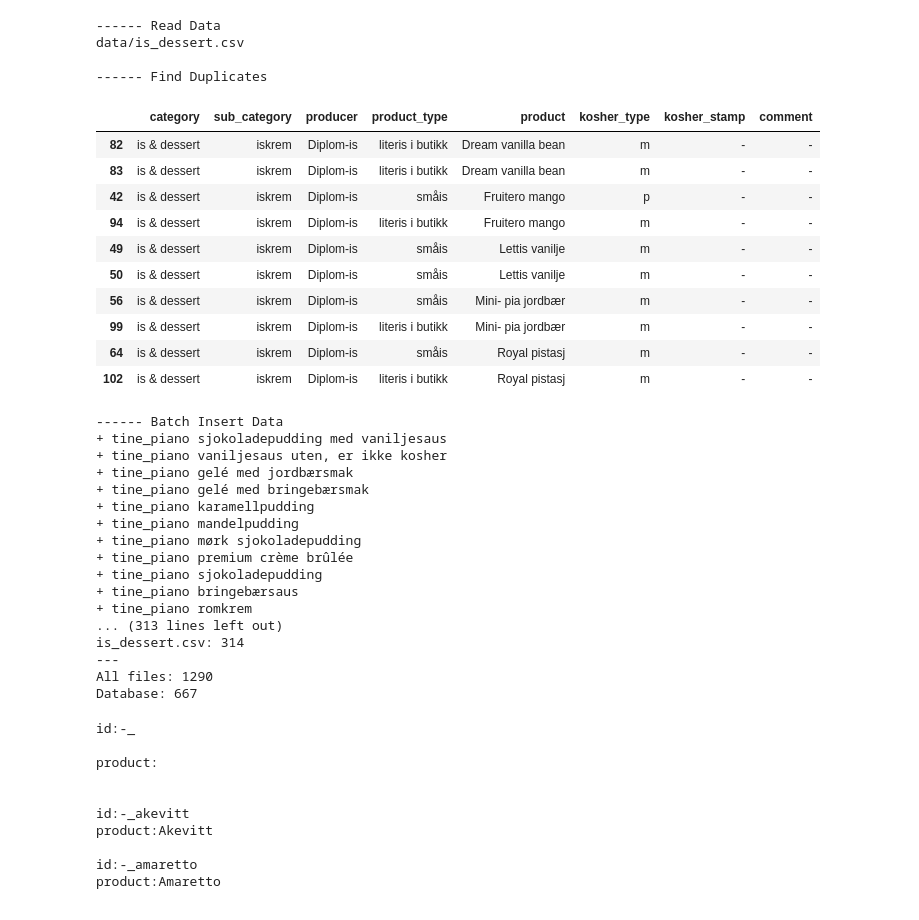
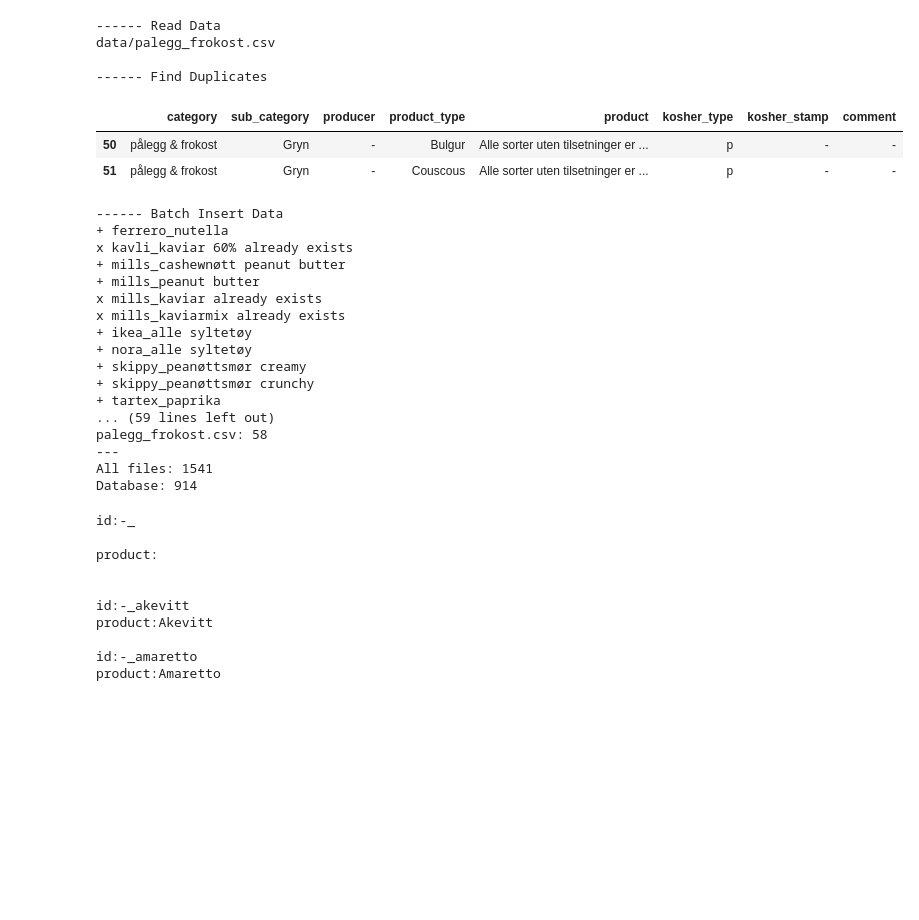
Before and after one commit to michelemendel/kapp, a Jupyter notebook: firebase_kapp_client.ipynb, the cells around one changed output. Saved outputs shown, nothing was run; the diff lists cells and outputs as text; code cells hidden in the pictures; blank space fills up the shorter version.

Commit message:
More data

```diff
--- a/firebase_kapp_client.ipynb
+++ b/firebase_kapp_client.ipynb
@@ -12,9 +12,9 @@ csv = {
     'frukt_gront': 'frukt_gront.csv',
     'helsekost': 'helsekost.csv',
     'is_dessert': 'is_dessert.csv',
-#     'meieri_ost': 'meieri_ost.csv',
-#     'palegg_frokost': 'palegg_frokost.csv',
-#     'snacks_godteri': 'snacks_godteri.csv',
+    'meieri_ost': 'meieri_ost.csv',
+    'palegg_frokost': 'palegg_frokost.csv',
+    'snacks_godteri': 'snacks_godteri.csv',
 }
 # %%
 find_duplicates_all()
@@ -70,43 +81,35 @@ All files: 129
 Database: 129
 # %%
 # Read and load a single file.
-df = read_data('data/' + csv['is_dessert'])
+df = read_data('data/' + csv['snacks_godteri'])
 find_duplicates(df)
 insert_data(df)
 count_products()
 # %% [output]
 ------ Read Data
-data/is_dessert.csv
+data/palegg_frokost.csv
 
 ------ Find Duplicates
 |  | category | sub_category | producer | product_type | product | kosher_type | kosher_stamp | comment |
-| 82 | is & dessert | iskrem | Diplom-is | literis i butikk | Dream vanilla bean | m | - | - |
-| 83 | is & dessert | iskrem | Diplom-is | literis i butikk | Dream vanilla bean | m | - | - |
-| 42 | is & dessert | iskrem | Diplom-is | småis | Fruitero mango | p | - | - |
-| 94 | is & dessert | iskrem | Diplom-is | literis i butikk | Fruitero mango | m | - | - |
-| 49 | is & dessert | iskrem | Diplom-is | småis | Lettis vanilje | m | - | - |
-| 50 | is & dessert | iskrem | Diplom-is | småis | Lettis vanilje | m | - | - |
-| 56 | is & dessert | iskrem | Diplom-is | småis | Mini- pia jordbær | m | - | - |
-| 99 | is & dessert | iskrem | Diplom-is | literis i butikk | Mini- pia jordbær | m | - | - |
-| 64 | is & dessert | iskrem | Diplom-is | småis | Royal pistasj | m | - | - |
-| 102 | is & dessert | iskrem | Diplom-is | literis i butikk | Royal pistasj | m | - | - |
+| 50 | pålegg & frokost | Gryn | - | Bulgur | Alle sorter uten tilsetninger er ... | p | - | - |
+| 51 | pålegg & frokost | Gryn | - | Couscous | Alle sorter uten tilsetninger er ... | p | - | - |
 ------ Batch Insert Data
-+ tine_piano sjokoladepudding med vaniljesaus
-+ tine_piano vaniljesaus uten, er ikke kosher
-+ tine_piano gelé med jordbærsmak
-+ tine_piano gelé med bringebærsmak
-+ tine_piano karamellpudding
-+ tine_piano mandelpudding
-+ tine_piano mørk sjokoladepudding
-+ tine_piano premium crème brûlée
-+ tine_piano sjokoladepudding
-+ tine_piano bringebærsaus
-+ tine_piano romkrem
-... (313 lines left out)
-is_dessert.csv: 314
++ ferrero_nutella
+x kavli_kaviar 60% already exists
++ mills_cashewnøtt peanut butter
++ mills_peanut butter
+x mills_kaviar already exists
+x mills_kaviarmix already exists
++ ikea_alle syltetøy
++ nora_alle syltetøy
++ skippy_peanøttsmør creamy
++ skippy_peanøttsmør crunchy
++ tartex_paprika
+... (59 lines left out)
+palegg_frokost.csv: 58
 ---
-All files: 1290
-Database: 667
+All files: 1541
+Database: 914
 # %%
 def read_data(csv_file):
     """
```
Also changed, not shown: parts of 3 cells of this notebook, 2 other files.
